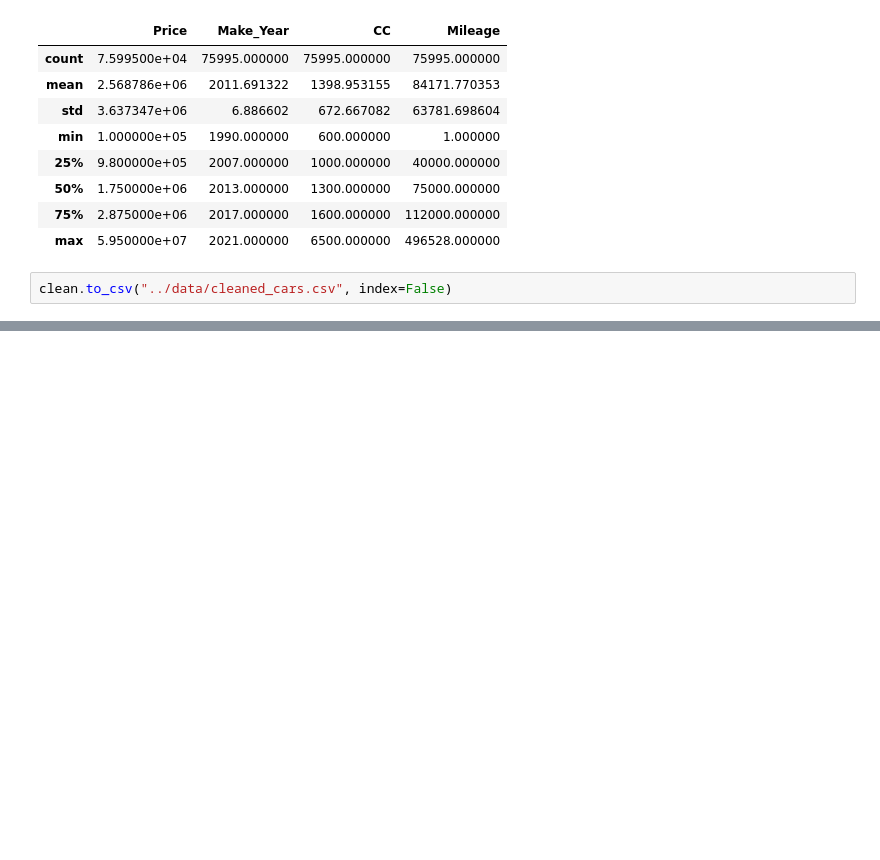
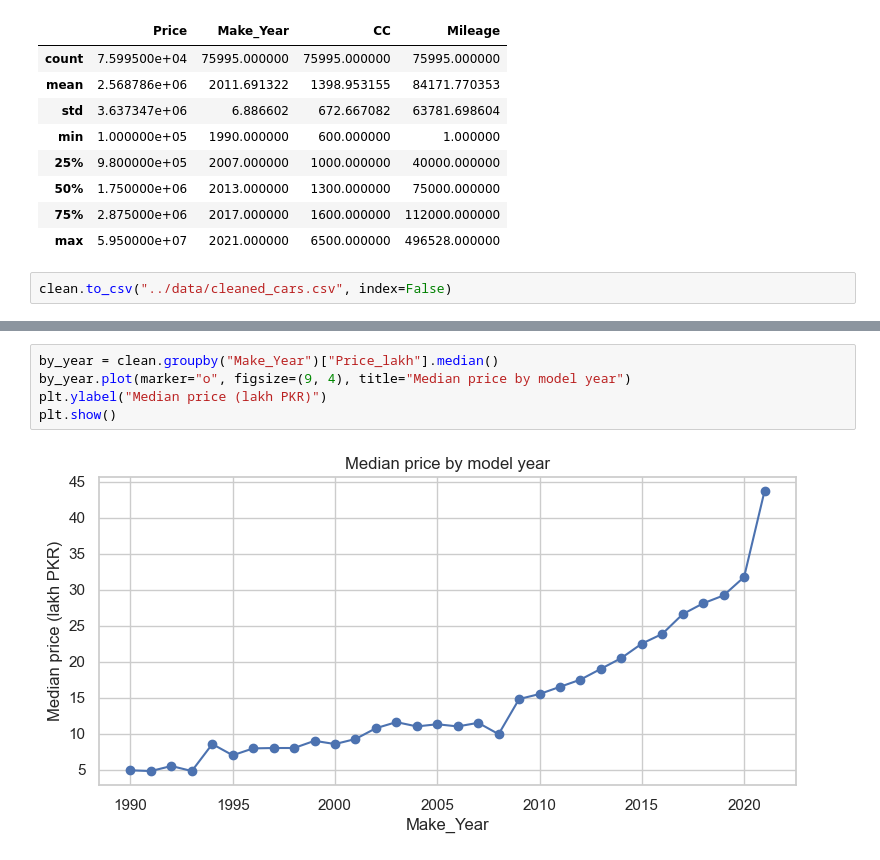
Before and after one commit to khalidhameed8989-hash/pakcar-price, a Jupyter notebook: notebooks/Cars_Price.ipynb, the cells around one changed output, grey strips where cells are left out. Cells and saved outputs as stored; diff of their text form; blank space fills up the shorter version.

```diff
--- a/notebooks/Cars_Price.ipynb
+++ b/notebooks/Cars_Price.ipynb
@@ -198,0 +226,7 @@ clean.to_csv("../data/cleaned_cars.csv", index=False)
+# %%
+by_year = clean.groupby("Make_Year")["Price_lakh"].median()
+by_year.plot(marker="o", figsize=(9, 4), title="Median price by model year")
+plt.ylabel("Median price (lakh PKR)")
+plt.show()
+# %% [output]
+[figure, added]
```
Also changed, not shown: parts of 6 cells of this notebook.
